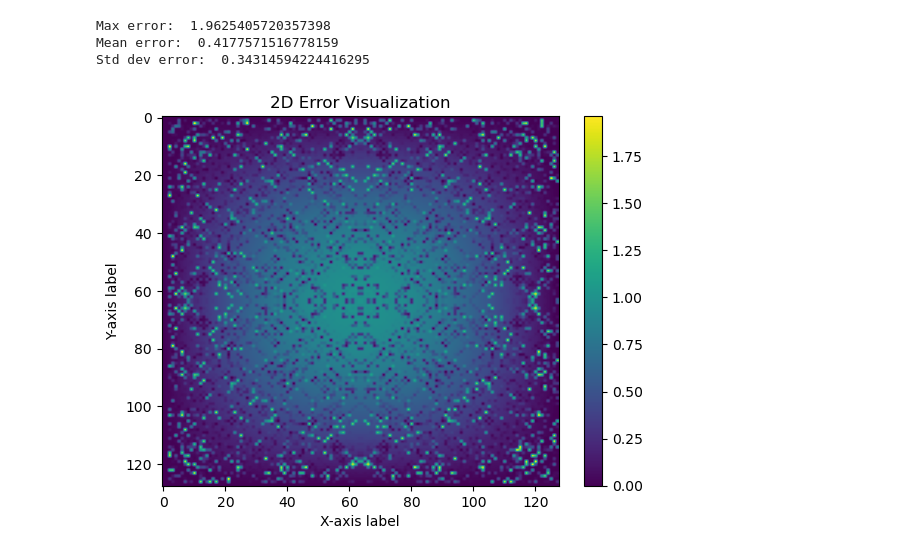
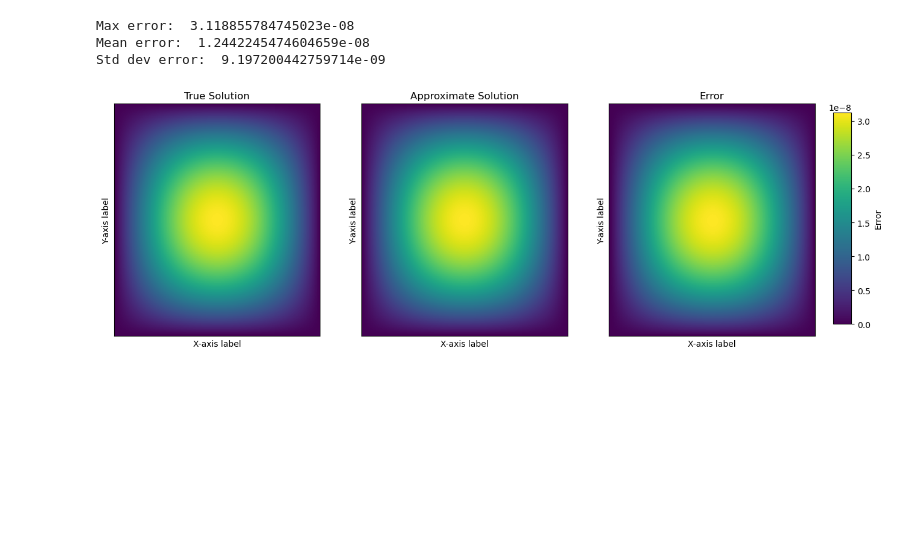
Before and after one commit to alex2001zow/Parallel_High-Order_FD_NS, a Jupyter notebook: python/read_system_solution.ipynb, the cells around one changed output. Saved outputs shown, nothing was run; the diff lists cells and outputs as text; code cells hidden in the pictures; blank space fills up the shorter version.

Commit message:
fixed issues with the solver. It works now. Time for different stencil using tables or fixing blocks setting up blocks to be initialized correctly

```diff
--- a/python/read_system_solution.ipynb
+++ b/python/read_system_solution.ipynb
@@ -20,9 +18,9 @@ domain_begin = np.array([0.0, 0.0])
 domain_end = np.array([1.0, 1.0])
 # %%
 file_path = '../output/system_solution.dat'  # Replace with your actual file path
-format_string = '>d'  # '<d' for little-endian, '>d' for big-endian
+format_string = '<d'  # '<d' for little-endian, '>d' for big-endian
 record_size = struct.calcsize(format_string)
-data = []
+approximate_solution = []
 
 with open(file_path, 'rb') as file:
     while True:
@@ -37,11 +35,11 @@ with open(file_path, 'rb') as file:
 
         try:
             record = struct.unpack(format_string, record_bytes)
-            data.append(record[0])
+            approximate_solution.append(record[0])
         except struct.error as e:
             print(f"Error unpacking record: {e}")
             # Handle or log the error as needed
 
 # Reshape the data into a 2D array
-data = np.array(data)
-data = data.reshape(block_size, block_size)
+approximate_solution = np.array(approximate_solution)
+approximate_solution = approximate_solution.reshape(block_size, block_size)
@@ -65,19 +51,50 @@ for i in range(1, block_size + 1):
     for j in range(1, block_size + 1):
         true_solution[i - 1, j - 1] = u_analytical_poisson_2d(domain_begin, [i, j], dx)
 
-error = np.abs(data - true_solution)
+error = np.abs(approximate_solution - true_solution)
 print("Max error: ", np.max(error))
 print("Mean error: ", np.mean(error))
 print("Std dev error: ", np.std(error))
-
-plt.imshow(error, cmap='viridis', aspect='auto')  # 'cmap' sets the colormap, 'aspect' adjusts the aspect ratio
-plt.colorbar()  # Adds a colorbar to the side to indicate the scale
-plt.title('2D Error Visualization')  # Adds a title to the plot
-plt.xlabel('X-axis label')  # Label for the x-axis
-plt.ylabel('Y-axis label')  # Label for the y-axis
-plt.show()  # Displays the plot
 # %% [output]
-Max error:  1.9625405720357398
-Mean error:  0.4177571516778159
-Std dev error:  0.34314594224416295
+Max error:  3.118855784745023e-08
+Mean error:  1.2442245474604659e-08
+Std dev error:  9.197200442759714e-09
-[figure, removed]
+# %%
+# Plot the true solution, the approximate solution, and the error side by side
+fig, axs = plt.subplots(1, 3, figsize=(15, 5))
+
+# Plot the true solution
+im0 = axs[0].imshow(true_solution, cmap='viridis', aspect='auto')
+axs[0].set_title('True Solution')
+axs[0].set_xlabel('X-axis label')
+axs[0].set_ylabel('Y-axis label')
+axs[0].set_xticks([])
+axs[0].set_yticks([])
+axs[0].grid(False)
+
+# Plot the approximate solution
+im1 = axs[1].imshow(approximate_solution, cmap='viridis', aspect='auto')
+axs[1].set_title('Approximate Solution')
+axs[1].set_xlabel('X-axis label')
+axs[1].set_ylabel('Y-axis label')
+axs[1].set_xticks([])
+axs[1].set_yticks([])
+axs[1].grid(False)
+
+# Plot the error
+im2 = axs[2].imshow(error, cmap='viridis', aspect='auto')
+axs[2].set_title('Error')
+axs[2].set_xlabel('X-axis label')
+axs[2].set_ylabel('Y-axis label')
+axs[2].set_xticks([])
+axs[2].set_yticks([])
+axs[2].grid(False)
+
+# Add a colorbar
+cbar_ax = fig.add_axes([0.92, 0.15, 0.02, 0.7])  # [left, bottom, width, height]
+cbar = fig.colorbar(im2, cax=cbar_ax)
+cbar.set_label('Error')
+
+plt.show()
+# %% [output]
+[figure, added]
```
Also changed, not shown: parts of 6 cells of this notebook, 6 other files.
